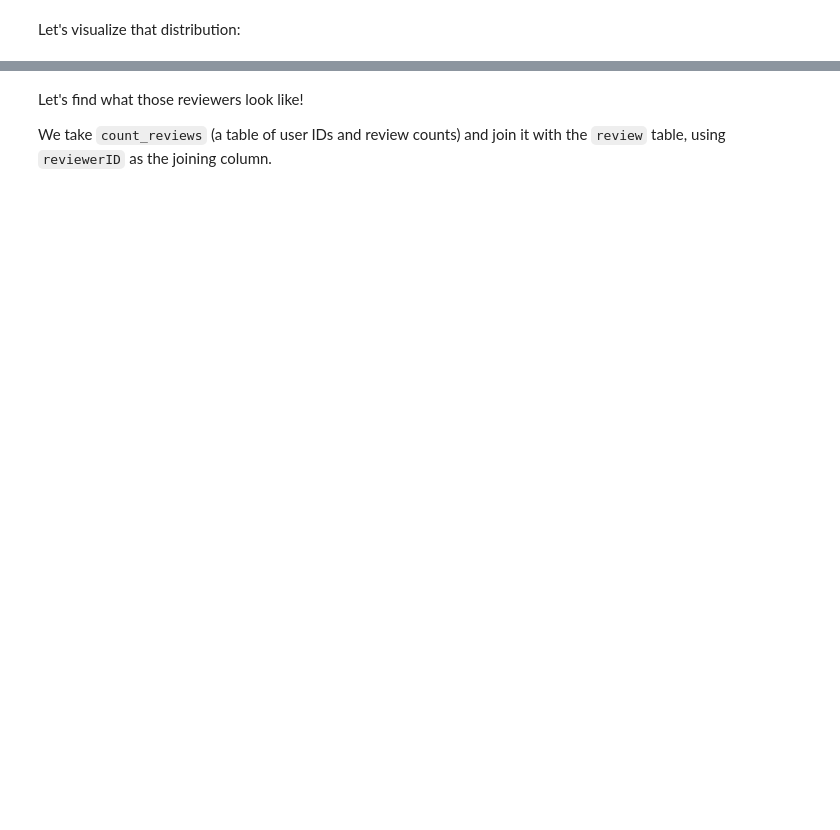
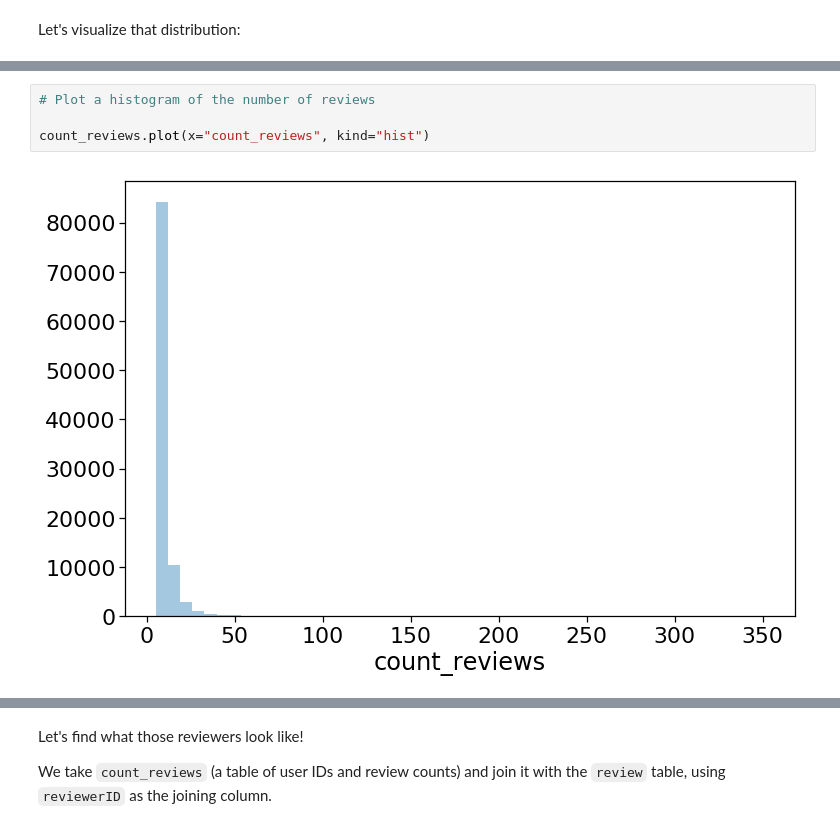
Before and after one commit to ggruff/spark_workshop, a Jupyter notebook: notebooks/Spark Workshop.ipynb, the cells around one changed output, grey strips where cells are left out. Cells and saved outputs as stored; diff of their text form; blank space fills up the shorter version.

```diff
--- a/notebooks/Spark Workshop.ipynb
+++ b/notebooks/Spark Workshop.ipynb
@@ -233,0 +240,6 @@ count_users.plot(x="count_reviews", y="count_users")
+# %%
+# Plot a histogram of the number of reviews
+
+count_reviews.plot(x="count_reviews", kind="hist")
+# %% [output]
+[figure, added]
```
Also changed, not shown: parts of 52 cells of this notebook, 1 other file.
